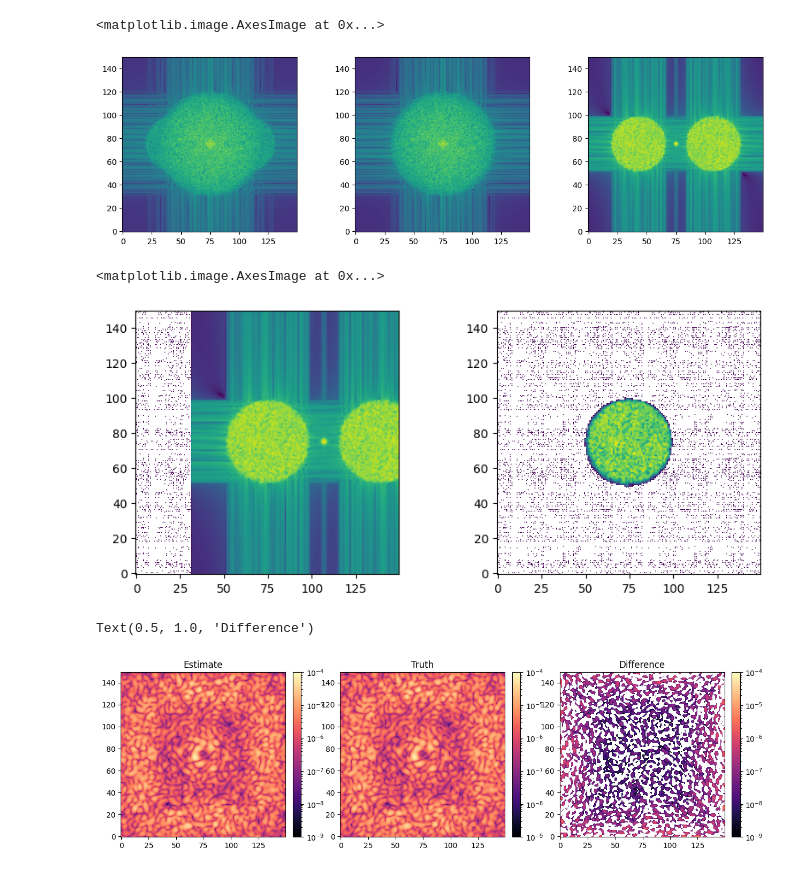
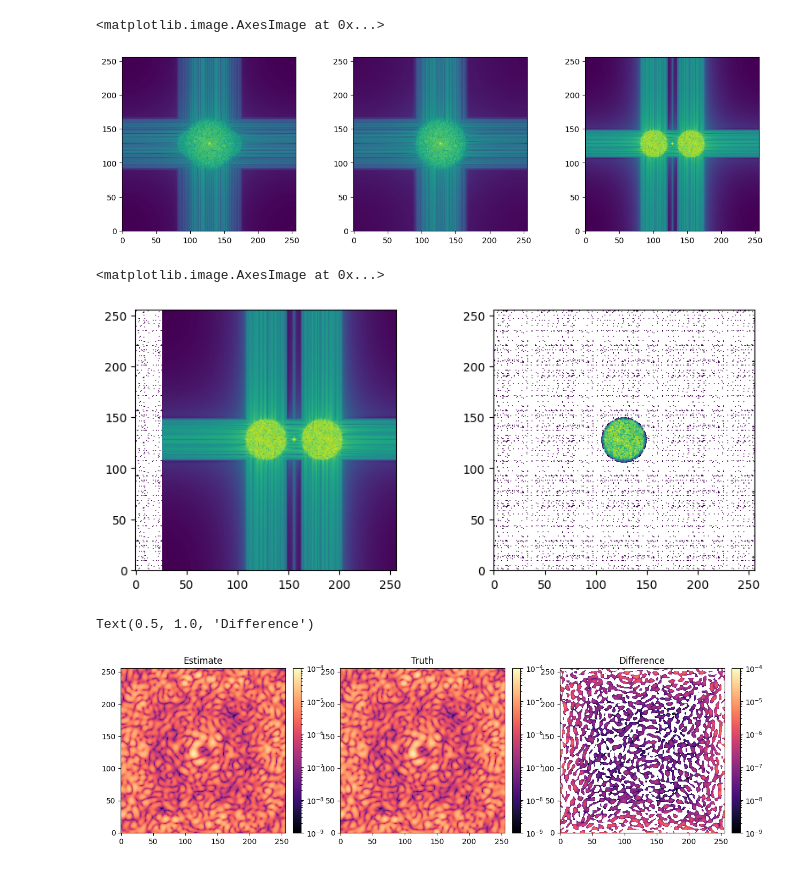
Before and after one commit to zhangderby/scoob-scc, a Jupyter notebook: notebooks_sim/test_scc.ipynb, the cells around one changed output. Drawn from its saved outputs; the diff is of its cells as text; code cells hidden in the pictures.

```diff
--- a/notebooks_sim/test_scc.ipynb
+++ b/notebooks_sim/test_scc.ipynb
@@ -25,7 +22,7 @@ reload(scoobm)
 reload(utils)
 
 M = scoobm.single()
-M.ncamsci = 150
+M.ncamsci = 256
 
 M.PREFPM_AMP = wfe_data['PREFPM_AMP']
 M.PREFPM_OPD = wfe_data['PREFPM_OPD']
@@ -103,24 +100,24 @@ plt.subplot(133)
 plt.imshow(xp.abs(diff).get(), norm='log')
 # %% [output]
 <matplotlib.image.AxesImage at 0x...>
-[figure, old version]
+[figure, new version]
 # %%
-diff_shifted = xcipy.ndimage.shift(diff, (0, 32))
+diff_shifted = xcipy.ndimage.shift(diff, (0, 27))
 
 x, y = xp.meshgrid(xp.linspace(-1, 1, diff_shifted.shape[0]), xp.linspace(-1, 1, diff_shifted.shape[0]))
 r = xp.sqrt(x ** 2 + y ** 2)
-mask = r < 0.33
+mask = r < 0.17
 
 diff_masked = diff_shifted * mask
 
 plt.figure(figsize=(10, 4))
 plt.subplot(121)
 plt.imshow(xp.abs(diff_shifted).get(), norm='log')
 plt.subplot(122)
 plt.imshow(xp.abs(diff_masked).get(), norm='log')
 # %% [output]
 <matplotlib.image.AxesImage at 0x...>
-[figure, old version]
+[figure, new version]
 # %%
 estimate = xp.fft.ifftshift(xp.fft.fft2(xp.fft.fftshift(diff_masked), norm='ortho'))
 estimate /= np.sqrt(ref_scc)
@@ -140,4 +137,4 @@ plt.colorbar(fraction=0.046, pad=0.04)
 plt.title('Difference')
 # %% [output]
 Text(0.5, 1.0, 'Difference')
-[figure, old version]
+[figure, new version]
```
Also changed, not shown: parts of 2 cells of this notebook, 1 other file.
